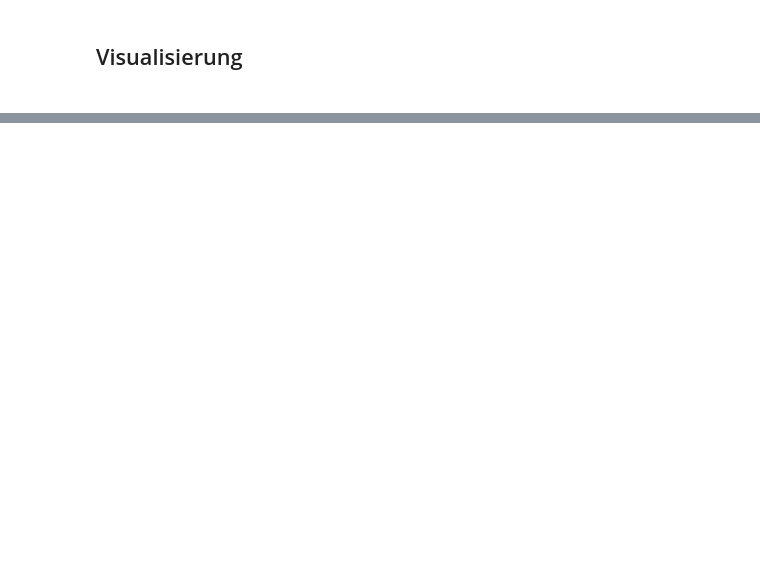
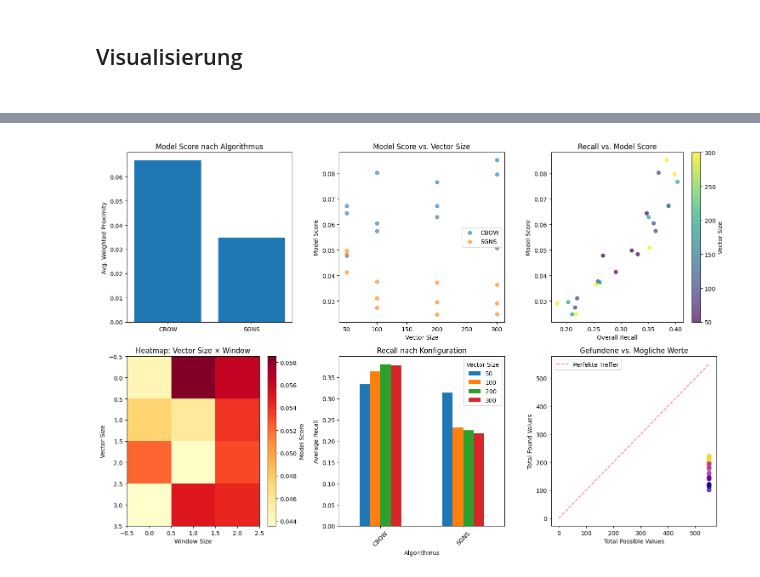
Before and after one commit to QuiriniusvonBayern/DepOp-Seminar, a Jupyter notebook: data_persistent/Formating-Cross.ipynb, the cells around one changed output, grey strips where cells are left out. Drawn from its saved outputs; the diff is of its cells as text; code cells hidden in the pictures; blank space fills up the shorter version.

```diff
--- a/data_persistent/Formating-Cross.ipynb
+++ b/data_persistent/Formating-Cross.ipynb
@@ -35,7 +35,7 @@ for seed in seeds:
         seed = 1,               # Faester Zufallsstart; sorgt für Reproduzierbarkeit
     )
 
-    PHASE_1_GRID = {
+    GRID = {
         "vector_size": [50, 100, 200, 300],
         "window": [2, 5, 10],
         "sg": [0, 1],
@@ -54,7 +54,7 @@ for seed in seeds:
 
     models[seed]  = runner.run_grid_search(
         sentences=df_collection["n_sentences"]["20"],
-        param_grid=PHASE_1_GRID,
+        param_grid=GRID,
         #n_sentences_tokenized=df_collection["n_sentences"],
         num_sentences=10000, # Begrenzung der Trainingssätze; beschleunigt Training, limitiert Informationsgehalt
         verbose=True
@@ -97,0 +218,78 @@ Finished for Seed:  42
+# %%
+import matplotlib.pyplot as plt
+import numpy as np
+import pandas as pd
+from matplotlib import cm
+
+# Daten vorbereiten
+def prepare_kvc_data(test_results):
+    kvc_data = []
+    for result in test_results:
+        params = result['params']
+        kvc = result['kvc']
+        kvc_data.append({**params, **kvc})
+    return pd.DataFrame(kvc_data)
+
+df = prepare_kvc_data(test_results)
+
+# 1. Hauptvisualisierung: Model Score vs. Parameter
+fig, axes = plt.subplots(2, 3, figsize=(15, 10))
+
+# Model Score nach Algorithmus
+algorithm_scores = df.groupby('Algorithmus')['model_score'].mean()
+axes[0,0].bar(algorithm_scores.index, algorithm_scores.values)
+axes[0,0].set_title('Model Score nach Algorithmus')
+axes[0,0].set_ylabel('Avg. Weighted Proximity')
+
+# Model Score vs. Vector Size (farbig nach Algorithmus)
+for algo in df['Algorithmus'].unique():
+    subset = df[df['Algorithmus'] == algo]
+    axes[0,1].scatter(subset['Vector Size'], subset['model_score'],
+                     label=algo, alpha=0.6)
+axes[0,1].set_title('Model Score vs. Vector Size')
+axes[0,1].set_xlabel('Vector Size')
+axes[0,1].set_ylabel('Model Score')
+axes[0,1].legend()
+
+# Recall vs. Model Score
+scatter = axes[0,2].scatter(df['overall_recall'], df['model_score'],
+                           c=df['Vector Size'], cmap='viridis', alpha=0.7)
+axes[0,2].set_title('Recall vs. Model Score')
+axes[0,2].set_xlabel('Overall Recall')
+axes[0,2].set_ylabel('Model Score')
+plt.colorbar(scatter, ax=axes[0,2], label='Vector Size')
+
+# Heatmap: Vector Size × Window Size
+pivot = df.pivot_table(values='model_score',
+                       index='Vector Size',
+                       columns='Window',
+                       aggfunc='mean')
+im = axes[1,0].imshow(pivot.values, cmap='YlOrRd', aspect='auto')
+axes[1,0].set_title('Heatmap: Vector Size × Window')
+axes[1,0].set_xlabel('Window Size')
+axes[1,0].set_ylabel('Vector Size')
+plt.colorbar(im, ax=axes[1,0], label='Model Score')
+
+# Erfolgsquote (Recall) nach Konfiguration
+recall_by_config = df.groupby(['Algorithmus', 'Vector Size'])['overall_recall'].mean().unstack()
+recall_by_config.plot(kind='bar', ax=axes[1,1])
+axes[1,1].set_title('Recall nach Konfiguration')
+axes[1,1].set_xlabel('Algorithmus')
+axes[1,1].set_ylabel('Average Recall')
+axes[1,1].tick_params(axis='x', rotation=45)
+
+# Gefundene vs. Mögliche Werte
+axes[1,2].scatter(df['total_possible_values'], df['total_found_values'],
+                 c=df['model_score'], cmap='plasma', alpha=0.7, s=50)
+axes[1,2].plot([0, df['total_possible_values'].max()],
+              [0, df['total_possible_values'].max()],
+              'r--', alpha=0.5, label='Perfekte Treffer')
+axes[1,2].set_title('Gefundene vs. Mögliche Werte')
+axes[1,2].set_xlabel('Total Possible Values')
+axes[1,2].set_ylabel('Total Found Values')
+axes[1,2].legend()
+
+plt.tight_layout()
+plt.show()
+# %% [output]
+[figure, added]
```
Also changed, not shown: parts of 8 cells of this notebook, 8 other files.
